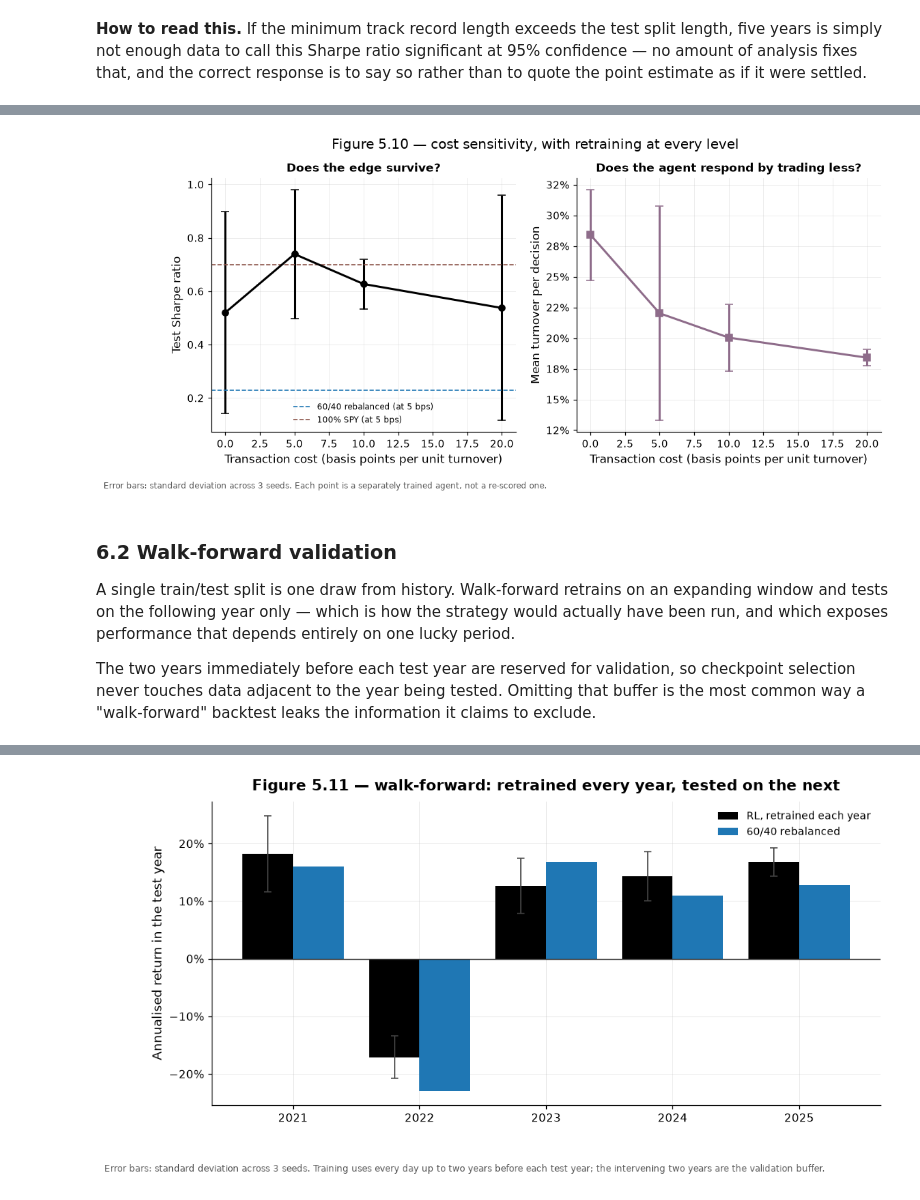
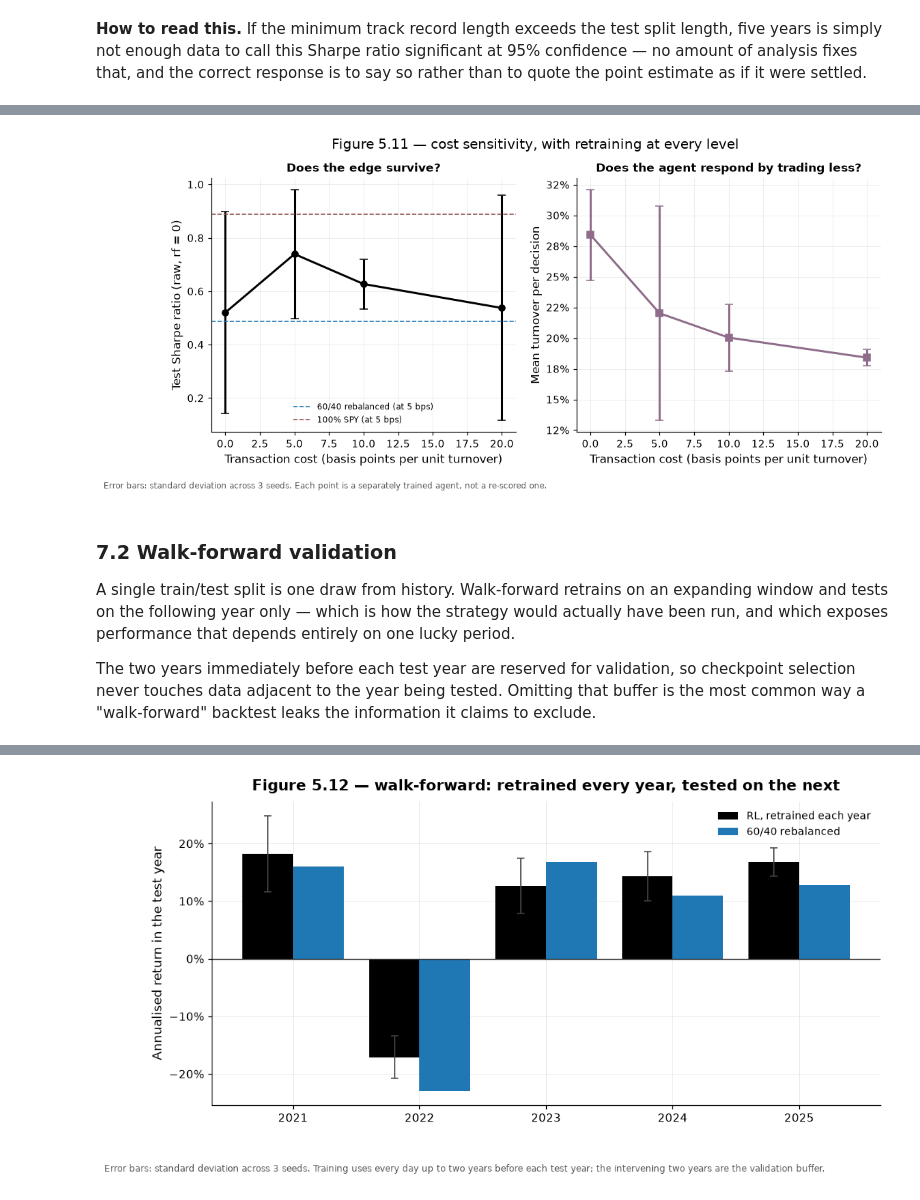
Before and after one commit to Nizarel/PortfolioRL, a Jupyter notebook: notebooks/05_results_ablation.ipynb, the cells around one changed output, grey strips where cells are left out. Drawn from its saved outputs; the diff is of its cells as text; code cells hidden in the pictures.

```diff
--- a/notebooks/05_results_ablation.ipynb
+++ b/notebooks/05_results_ablation.ipynb
@@ -818,37 +1124,38 @@ costs.table.groupby("cost_bps")[
 # %%
 fig, (ax, ax2) = plt.subplots(1, 2, figsize=(11.5, 4.4))
 
 grp = costs.table.groupby("cost_bps")["test_sharpe"]
 levels = sorted(costs.table["cost_bps"].unique())
 mean, sd = grp.mean().reindex(levels), grp.std().reindex(levels)
 
 ax.errorbar(levels, mean, yerr=sd, marker="o", capsize=4,
             color=plots.strategy_color("RL (DQN)"), linewidth=2)
 for name in ["60/40 rebalanced", "100% SPY"]:
-    ax.axhline(card.loc[name, "Sharpe"], linestyle="--", linewidth=1.1,
+    raw = metrics.sharpe_ratio(metrics.to_returns(bench_results[name][0]), 0.0)
+    ax.axhline(raw, linestyle="--", linewidth=1.1,
                color=plots.strategy_color(name), label=f"{name} (at 5 bps)")
 ax.set_xlabel("Transaction cost (basis points per unit turnover)")
-ax.set_ylabel("Test Sharpe ratio")
+ax.set_ylabel("Test Sharpe ratio (raw, rf = 0)")
 ax.set_title("Does the edge survive?", fontsize=11)
 ax.legend(fontsize=8, frameon=False)
 
 turn = costs.table.groupby("cost_bps")["test_mean_turnover"]
 ax2.errorbar(levels, turn.mean().reindex(levels), yerr=turn.std().reindex(levels),
              marker="s", capsize=4, color="#8e6c8a", linewidth=2)
 ax2.set_xlabel("Transaction cost (basis points per unit turnover)")
 ax2.set_ylabel("Mean turnover per decision")
 ax2.set_title("Does the agent respond by trading less?", fontsize=11)
 plots.format_pct_axis(ax2, decimals=0)
 
-fig.suptitle("Figure 5.10 — cost sensitivity, with retraining at every level", y=1.0)
+fig.suptitle("Figure 5.11 — cost sensitivity, with retraining at every level", y=1.0)
 plots.caption(fig, f"Error bars: standard deviation across {len(COST_SEEDS)} seeds. "
                    f"Each point is a separately trained agent, not a re-scored one.")
-plots.save_fig(fig, "05_10_cost_sensitivity")
+plots.save_fig(fig, "05_11_cost_sensitivity")
 plt.show()
 # %% [output]
-[figure, old version]
+[figure, new version]
 # %% [markdown]
-### 6.2 Walk-forward validation
+### 7.2 Walk-forward validation
 
 A single train/test split is one draw from history. Walk-forward retrains on an
 expanding window and tests on the following year only — which is how the strategy
```
Also changed, not shown: parts of 35 cells of this notebook, 38 other files.
